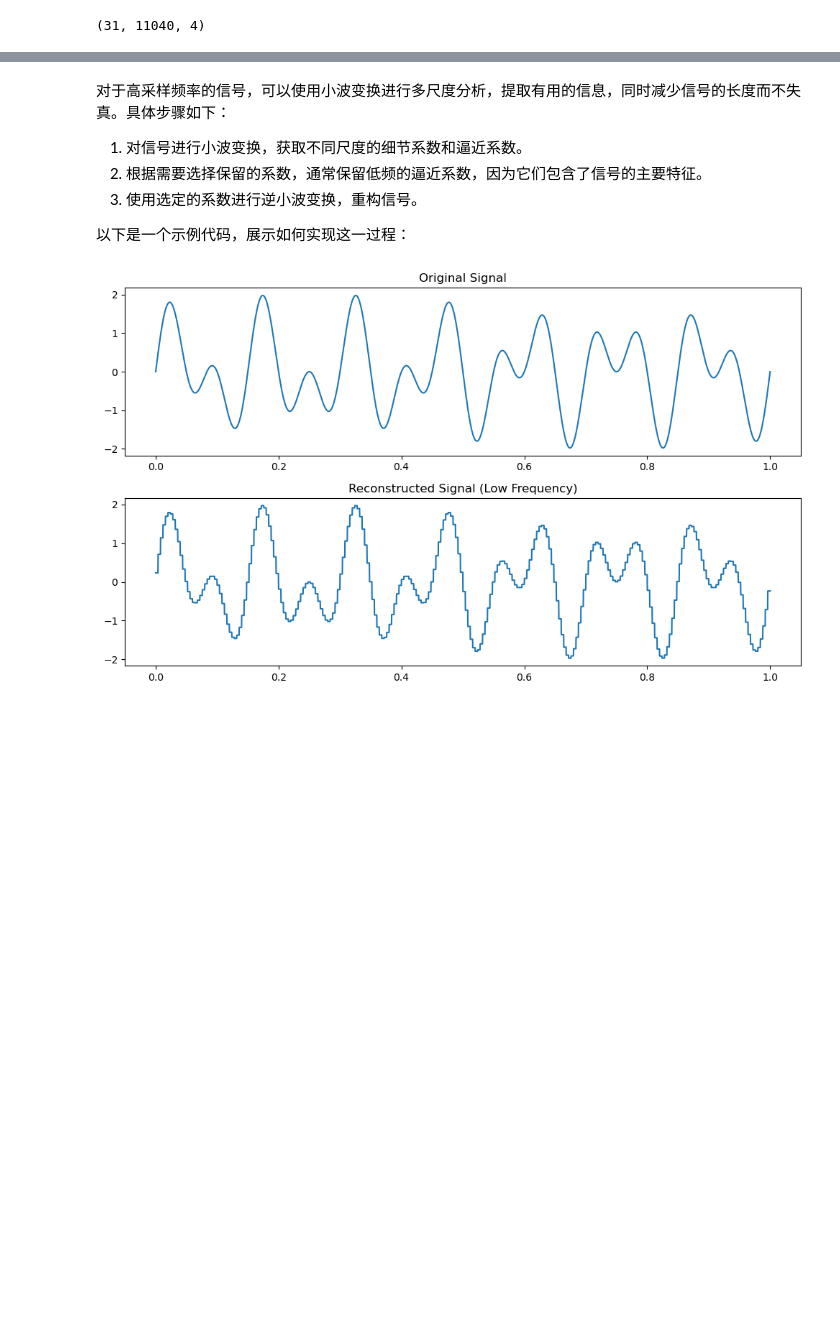
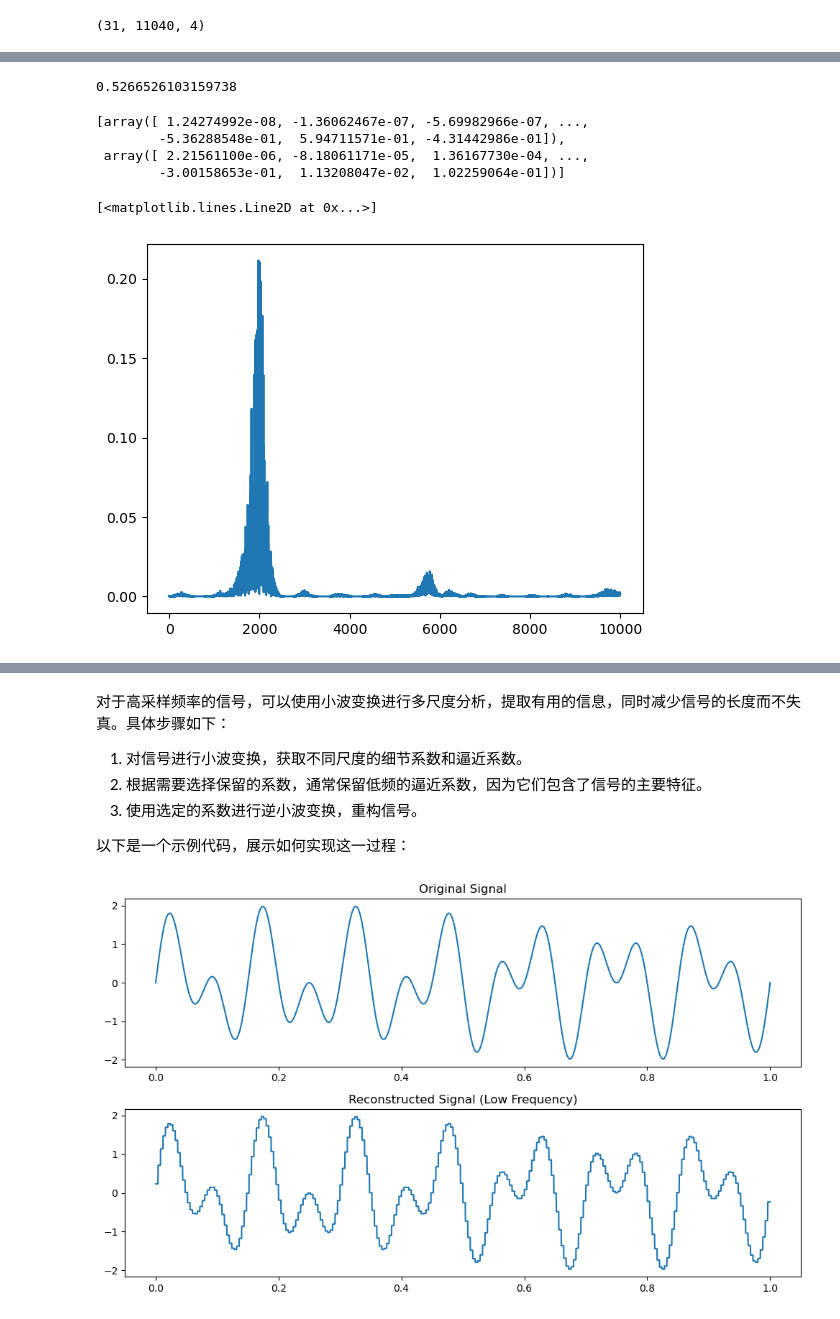
Before and after one commit to lomvix/time-serise, a Jupyter notebook: FMD_reconsitution.ipynb, the cells around one changed output, grey strips where cells are left out. Drawn from its saved outputs; the diff is of its cells as text; code cells hidden in the pictures; blank space fills up the shorter version.

```diff
--- a/FMD_reconsitution.ipynb
+++ b/FMD_reconsitution.ipynb
@@ -553,0 +508,6 @@ y_final
+# %%
+def max_IJ(X):
+    # Returns the row and column indices of the maximum in matrix X.
+    M = np.max(X)
+    I, J = np.unravel_index(np.argmax(X), X.shape)
+    return I, J, M
@@ -554,5 +557,5 @@ y_final
 # %%
-def xxc_mckd(fs, x, f_init, termIter=30, T=None,M=3):
+def xxc_mckd(fs, x, f_init, termIter=30, T=None, M=2):
 
     # Parameter initialization
     xxenvelope = np.abs(hilbert(x)) - np.mean(np.abs(hilbert(x)))
@@ -571,7 +574,7 @@ def xxc_mckd(fs, x, f_init, termIter=30, T=None,M=3):
     for m in range(1,M+1):
         if m*T < N:
             XmT[:,:,m] = np.array(
-                [np.concatenate(((np.zeros(i+T*m)),np.array(x[:N-i-T*m]))) for i in range(L)]
+                [np.concatenate(((np.zeros(i+T*m)),np.array(x[:N-i-T*m])))[:N] for i in range(L)]
                 )
         else:
             XmT[:,:,m] = np.zeros(N)
@@ -617,11 +620,17 @@ def xxc_mckd(fs, x, f_init, termIter=30, T=None,M=3):
         XmT = np.zeros((L, N, M+1))
         XmT[:,:,0]=np.array([np.concatenate(((np.zeros(i)),np.array(x[:N-i]))) for i in range(L)])
         for m in range(1,M+1):
-            if m*T < N: XmT[:,:,m] = np.array([np.concatenate(((np.zeros(i+T*m)),np.array(x[:N-i-T*m]))) for i in range(L)])
-            else: XmT[:,:,m] = np.zeros(N)
+            if m*T < N:
+                XmT[:,:,m] = np.array([np.concatenate(((np.zeros(i+T*m)),np.array(x[:N-i-T*m])))[:N] for i in range(L)])
+            else:
+                XmT[:,:,m] = np.zeros(N)
 
         Xinv = np.linalg.inv(XmT[:, :, 0]@XmT[:, :, 0].T)
 
         y_final.append(lfilter(f_final[-1], 1, x))
 
+    y_final= np.array(y_final)[(~np.isnan(np.array(y_final).sum(axis=1))).tolist()]
+    f_final= np.array(f_final)[(~np.isnan(np.array(f_final).sum(axis=1))).tolist()]
+    ckIter= np.array(ckIter)[(~np.isnan(np.array(ckIter))).tolist()]
+
     return y_final, f_final, ckIter, T_final
@@ -636,0 +637,16 @@ fs = 2e4
+# %%
+if FilterSize % 2 == 0:FilterSize += 1
+freq_bound = np.linspace(0, 1 - 1 / CutNum, CutNum)
+temp_filters = np.zeros((CutNum,FilterSize))
+for n in range(len(freq_bound)):
+        temp_filters[n] = firwin(FilterSize, [freq_bound[n] + np.finfo(float).eps, freq_bound[n] + 1 / CutNum - np.finfo(float).eps], window='hann')
+# %%
+from scipy.io import loadmat
+# Parameter initialization
+FilterSize = 30 # filter length L
+CutNum = 7 #the cut number of the whole frequency band
+ModeNum = 2 #the final mode number
+MaxIterNum = 20 # max iteration number
+fs = 2e4 #sampling frequency of x
+# signal_x = np.array(pd.read_csv("data/3号机组抽水态健康样本.csv",encoding="GBK").iloc[:,1])
+signal_x = loadmat("x1.mat")["x"].flatten()
@@ -636,0 +749,24 @@ fs = 2e4
+# %%
+from sklearn.metrics import mean_squared_error as mse
+mse(Final_Mode[0],Final_Mode[1])
+# %% [output]
+0.5266526103159738
+# %%
+Final_Mode
+# %% [output]
+[array([ 1.24274992e-08, -1.36062467e-07, -5.69982966e-07, ...,
+        -5.36288548e-01,  5.94711571e-01, -4.31442986e-01]),
+ array([ 2.21561100e-06, -8.18061171e-05,  1.36167730e-04, ...,
+        -3.00158653e-01,  1.13208047e-02,  1.02259064e-01])]
+# %%
+from scipy import fft
+N = len(Final_Mode[1])
+T = 1
+yf = fft.fft(Final_Mode[1])
+xf = fft.fftfreq(N, T/N)
+amplitude = 2.0/N * np.abs(yf[:N//2])
+freq = xf[:N//2]
+plt.plot(freq, amplitude)
+# %% [output]
+[<matplotlib.lines.Line2D at 0x...>]
+[figure, added]
```
Also changed, not shown: parts of 17 cells of this notebook.
